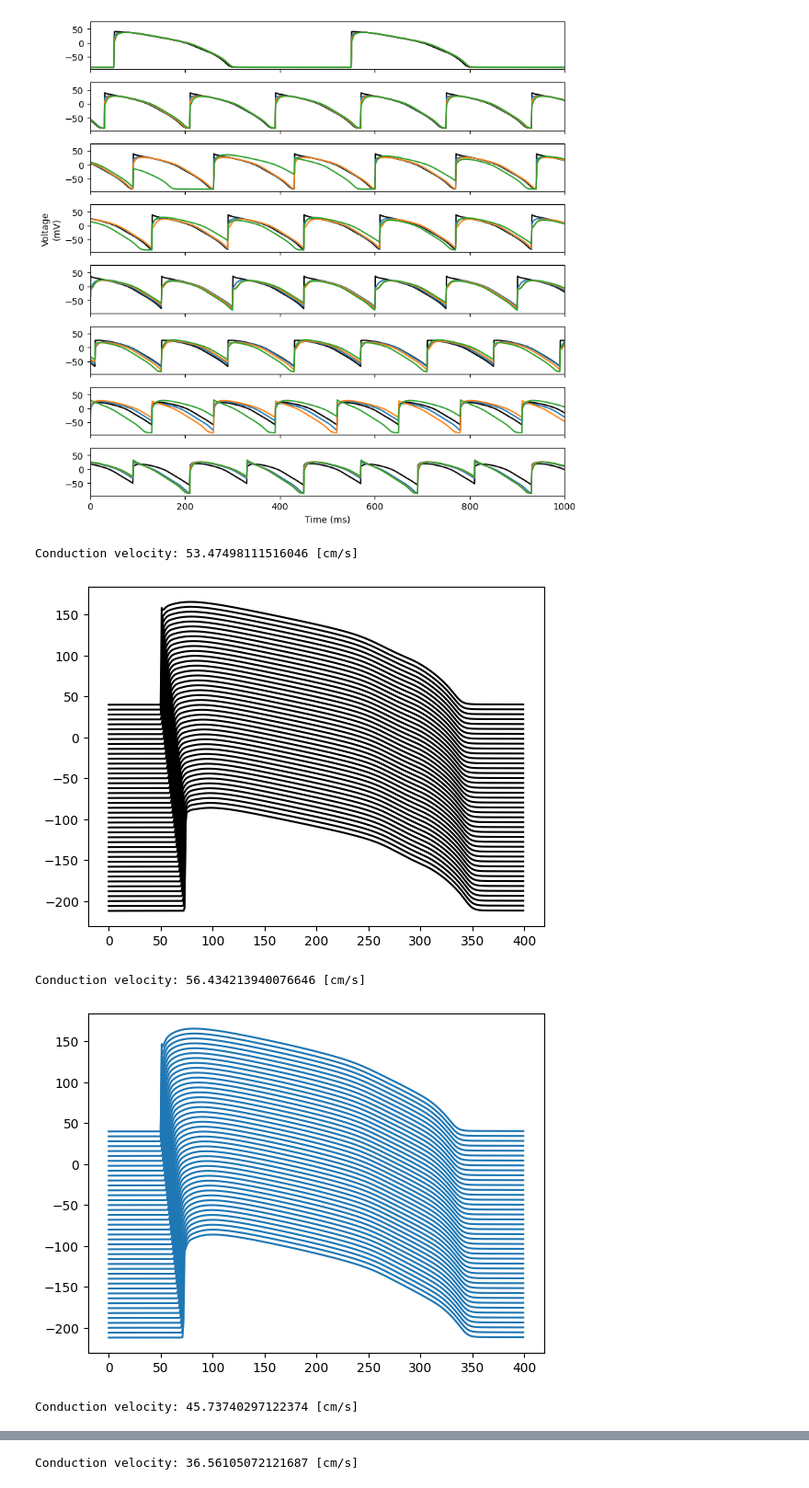
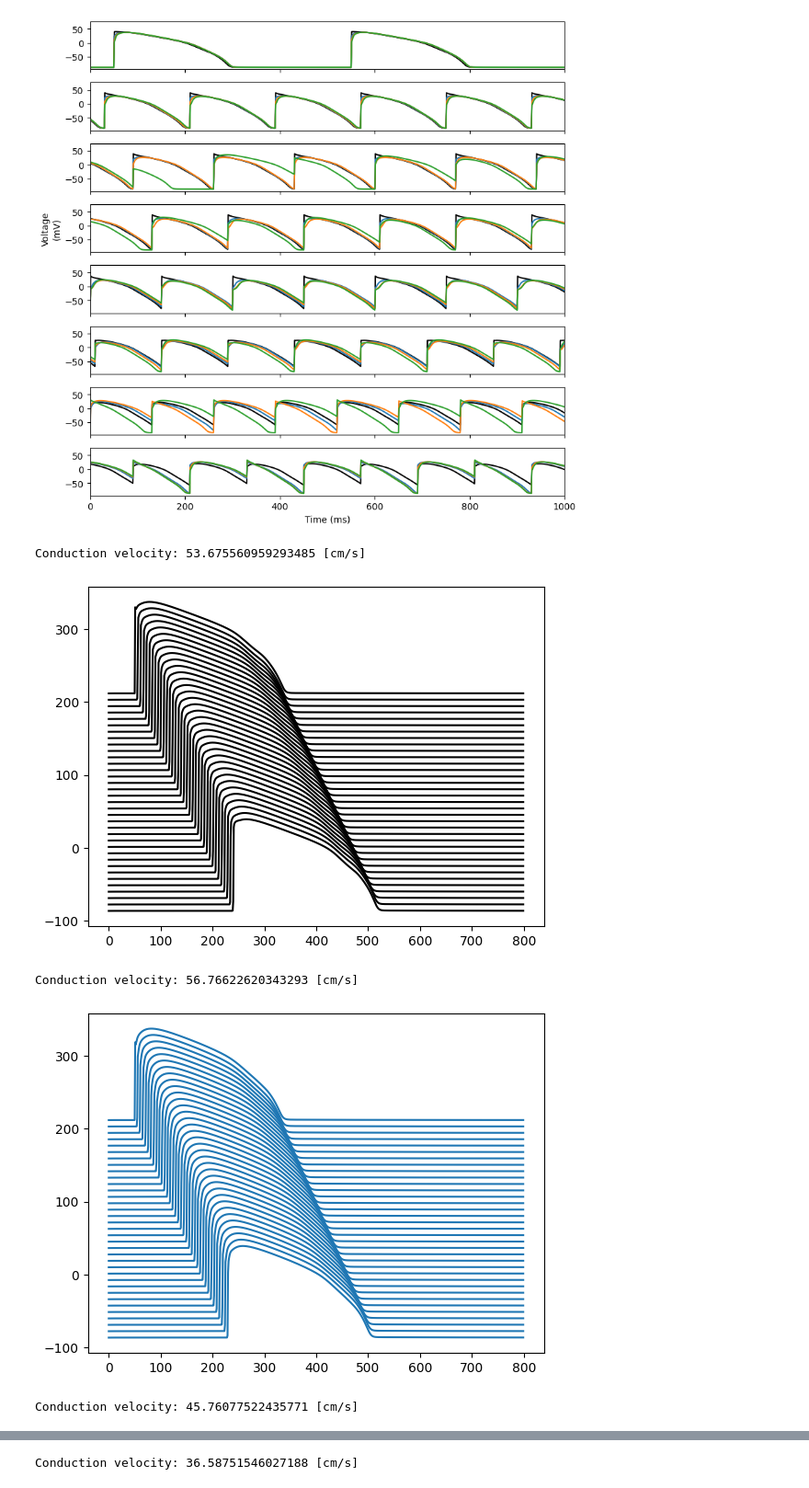
Before and after one commit to CardiacModelling/nav-artefact-model, a Jupyter notebook: src/ap/ap-effects.ipynb, the cells around one changed output, grey strips where cells are left out. Shown at 92% size. Saved outputs shown, nothing was run; the diff lists cells and outputs as text; code cells hidden in the pictures.

```diff
--- a/src/ap/ap-effects.ipynb
+++ b/src/ap/ap-effects.ipynb
@@ -303,7 +303,7 @@ for i_v, v in enumerate([0.5, 0.75, 1, 1.5]):
     p = myokit.pacing.blocktrain(period=500,
                                  #duration=1,
                                  duration=v,
-                                 offset=1,
+                                 offset=0.1,
                                  level=0.75)
                                  #level=2)
                                  #level=0.75)
@@ -322,7 +322,7 @@ for i_v, v in enumerate([0.5, 0.75, 1, 1.5]):
     axes[i_v].set_xlabel('Time (ms)')
 
 axes[0].set_ylabel('Voltage (mV)')
-axes[0].set_xlim([0, 10])
+axes[0].set_xlim([0, 4])
 plt.tight_layout()
 plt.show()
 # %% [output]
@@ -410,5 +408,5 @@ print()
 # %%
-n = 128
+n = 1024#128
 protocol = myokit.pacing.blocktrain(period=1000,
                                     #duration=1,
                                     duration=0.75,
@@ -422,38 +420,39 @@ for i, p in enumerate(PARAMS):
     mmt_ap.set_value('ina.p3', p[1])
     s = myokit.Simulation1d(mmt_ap, protocol, ncells=n)
     #s.set_paced_cells(50)
     s.set_conductance(9)
     #s.set_conductance(15)
     s.set_step_size(0.01)
     try:
         # Run
-        t = 400
+        t = 800
+        s.pre(5000)
         d = s.run(t, log_interval=1, log=['engine.time', 'membrane.V'])
 
         # Get 1d datablock representation
         b = d.block1d()
 
         # Calculate conduction velocity
         cv = b.cv('membrane.V')
         print('Conduction velocity: ' + str(cv) + ' [cm/s]')
 
         # Show color coded plot
         x,y,z = b.grid('membrane.V')
         plt.figure()
         #plt.pcolormesh(x,y,z)
         #plt.grid(False)
         #plt.xlim(0, t)
         #plt.ylim(0, n)
         #plt.colorbar()
-        for j in np.arange(0, n, 3):
-            plt.plot(x[j][:-1], z[j] + n - j * 2, c=colors[i])
+        for k, j in enumerate(np.arange(0, n, 30)):
+            plt.plot(x[j][:-1], z[j] + (n/30 - k)/(n/30)*100*2, c=colors[i])
         plt.show()
 
     except myokit.SimulationError as e:
         print(str(e))
 # %% [output]
-Conduction velocity: 53.47498111516046 [cm/s]
+Conduction velocity: 53.675560959293485 [cm/s]
-[figure, old version]
+[figure, new version]
-Conduction velocity: 56.434213940076646 [cm/s]
+Conduction velocity: 56.76622620343293 [cm/s]
-[figure, old version]
+[figure, new version]
-Conduction velocity: 45.73740297122374 [cm/s]
+Conduction velocity: 45.76077522435771 [cm/s]
@@ -461 +460 @@ Conduction velocity: 45.73740297122374 [cm/s]
-Conduction velocity: 36.56105072121687 [cm/s]
+Conduction velocity: 36.58751546027188 [cm/s]
```
Also changed, not shown: parts of 4 cells of this notebook.
